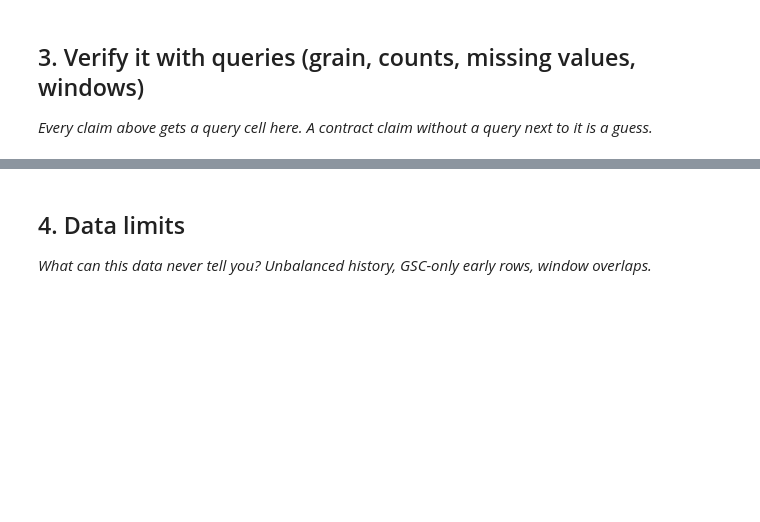
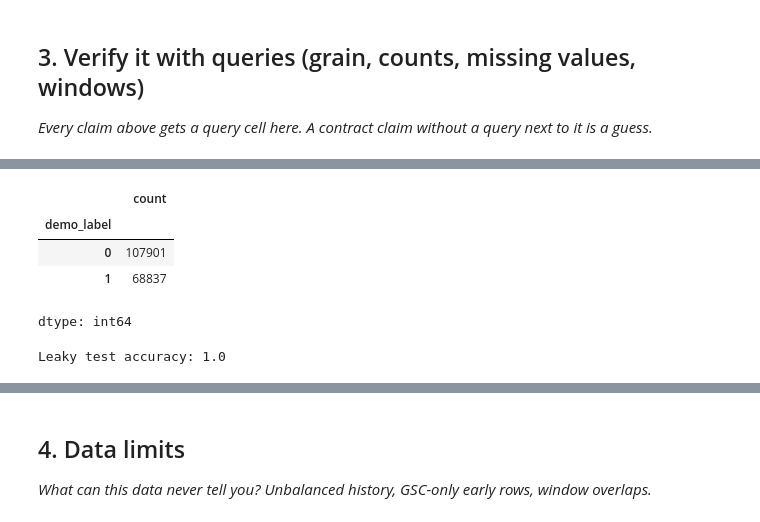
Before and after one commit to SNK005/flyrank-ml-internship, a Jupyter notebook: work/notebooks/w03_data_contract.ipynb, the cells around one changed output, grey strips where cells are left out. Drawn from its saved outputs; the diff is of its cells as text; code cells hidden in the pictures; blank space fills up the shorter version.

```diff
--- a/work/notebooks/w03_data_contract.ipynb
+++ b/work/notebooks/w03_data_contract.ipynb
@@ -29,0 +152,36 @@ This skeleton is yours to fill. Work the sections **in order** — each one has
+# %%
+features = features[features["clicks_month"].notna()].copy()
+
+features["demo_label"] = (
+    features["clicks_month"] > features["clicks_month"].median()
+).astype(int)
+
+features["demo_label"].value_counts()
+# %% [output]
+|  | count |
+| demo_label |  |
+| 0 | 107901 |
+| 1 | 68837 |
+dtype: int64
+# %%
+#Leaky model
+from sklearn.tree import DecisionTreeClassifier
+from sklearn.model_selection import train_test_split
+from sklearn.metrics import accuracy_score
+
+X = features[["impressions_month", "clicks_month", "avg_position_month",
+              "engagement_rate_month", "ai_sessions_month", "demo_label"]].fillna(0)
+y = features["demo_label"]
+
+X_train, X_test, y_train, y_test = train_test_split(
+    X, y, test_size=0.2, random_state=42, stratify=y
+)
+
+model = DecisionTreeClassifier(max_depth=3, random_state=42)
+model.fit(X_train, y_train)
+
+pred = model.predict(X_test)
+
+print("Leaky test accuracy:", round(accuracy_score(y_test, pred), 3))
+# %% [output]
+Leaky test accuracy: 1.0
```
Also changed, not shown: parts of 26 cells of this notebook.
